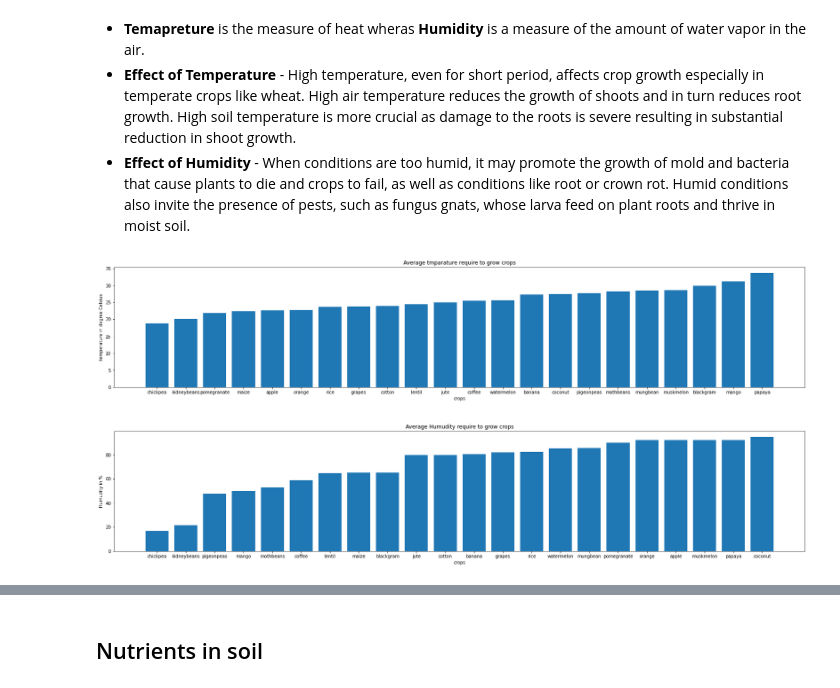
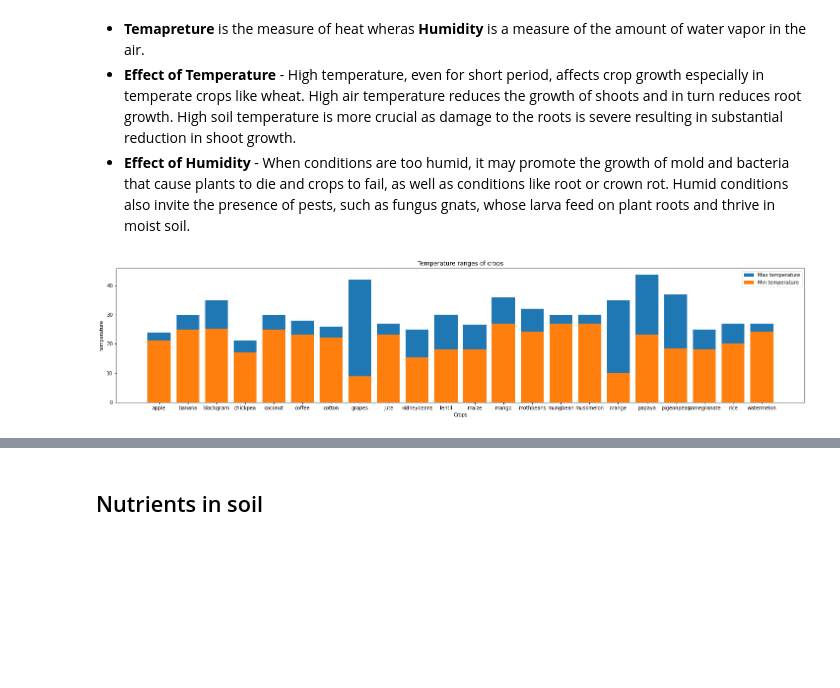
Before and after one commit to satishjasthi/MachineLearningProjects, a Jupyter notebook: Agriculture Project/Model1.ipynb, the cells around one changed output, grey strips where cells are left out. Drawn from its saved outputs; the diff is of its cells as text; code cells hidden in the pictures; blank space fills up the shorter version.

```diff
--- a/Agriculture Project/Model1.ipynb
+++ b/Agriculture Project/Model1.ipynb
@@ -164,13 +306,13 @@ data.groupby('Soil_type_based_on_ph')['label'].apply(lambda x: x.value_counts().
 - <b>Effect of Temperature</b> - High temperature, even for short period, affects crop growth especially in temperate crops like wheat. High air temperature reduces the growth of shoots and in turn reduces root growth. High soil temperature is more crucial as damage to the roots is severe resulting in substantial reduction in shoot growth.
 - <b>Effect of Humidity</b> - When conditions are too humid, it may promote the growth of mold and bacteria that cause plants to die and crops to fail, as well as conditions like root or crown rot. Humid conditions also invite the presence of pests, such as fungus gnats, whose larva feed on plant roots and thrive in moist soil.
 # %%
-df = data.groupby('label',as_index=False).mean()
-df = df.sort_values(by=['temperature'])
-plt.figure(figsize=(28,5))
-plt.bar(df['label'],df['temperature'])
-plt.title('Average tmparature require to grow crops')
-plt.xlabel('crops')
-plt.ylabel('temperature in degree Celsius')
-plt.show()
+minmaxdf = data.groupby('label',as_index=False).agg(['min','max'])
+plt.figure(figsize=(25,5))
+plt.bar(minmaxdf['temperature'][max].keys(),minmaxdf['temperature']['max'].values,label = 'Max temperature')
+plt.bar(minmaxdf['temperature'][min].keys(),minmaxdf['temperature']['min'].values,label = 'Min temperature')
+plt.title('Temperature ranges of crops')
+plt.xlabel('Crops')
+plt.ylabel('temperature')
+plt.legend();
 # %% [output]
-[figure, old version]
+[figure, new version]
@@ -181,10 +318,0 @@ y = data.round().groupby('label')['temperature','humidity'].agg((['min', 'max'])
-# %%
-plt.figure(figsize=(28,5))
-df = df.sort_values(by=['humidity'])
-plt.bar(df['label'],df['humidity'])
-plt.title('Average Humudity require to grow crops')
-plt.xlabel('crops')
-plt.ylabel('Humudity in %')
-plt.show()
-# %% [output]
-[figure, removed]
```
Also changed, not shown: parts of 51 cells of this notebook.
